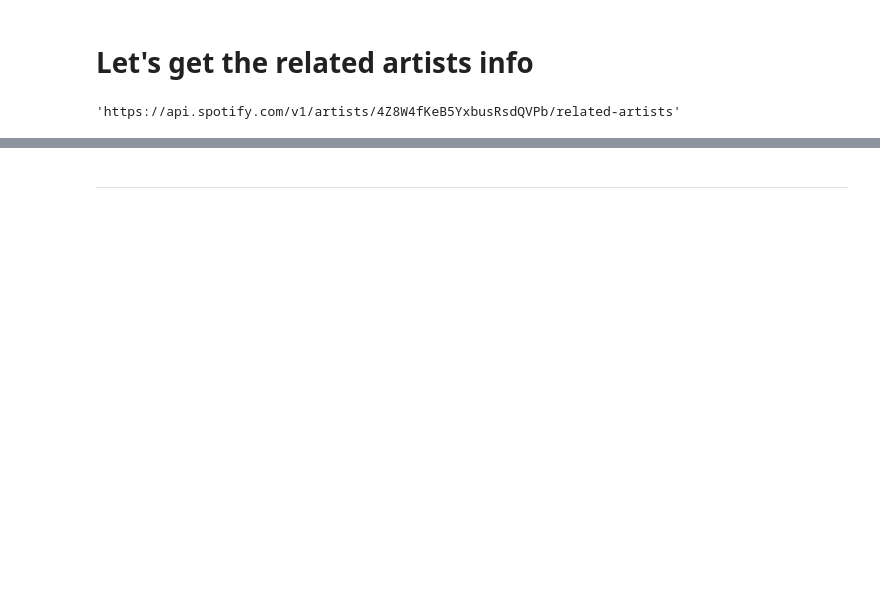
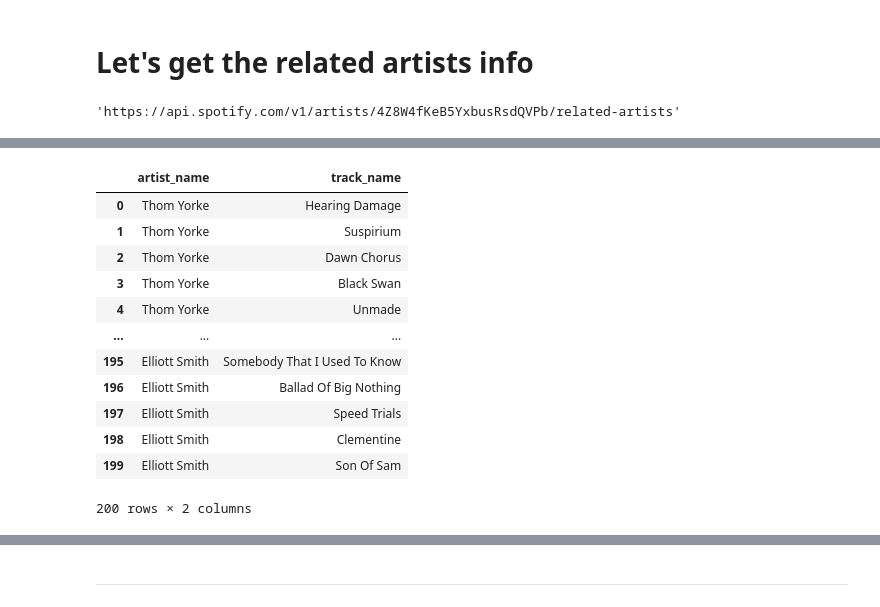
Before and after one commit to potacho/spotichallenge, a Jupyter notebook: notebooks/spotify_rest_api_challenge.ipynb, the cells around one changed output, grey strips where cells are left out. Cells and saved outputs as stored; diff of their text form; code cells hidden in the pictures; blank space fills up the shorter version.

```diff
--- a/notebooks/spotify_rest_api_challenge.ipynb
+++ b/notebooks/spotify_rest_api_challenge.ipynb
@@ -240,0 +272,8 @@ df_related_artists
+# %%
+my_list=list()# tengo una lista vacia
+for x in df_related_artists['related_id'].to_list():#por cada elemento en related_id lo conviertes a lista
+    method = "/top-tracks"
+    argument = "?market=ES" # aqui creamos el full_endpoint
+    full_endpoint = base_url + resource + x + method + argument # por cada artists_id una llamada a top-tracks
+    my_list.append(requests.get(full_endpoint, headers = header_info).json())#meto en la lista vacia
+    #los top-tracks de cada artista relacionado
@@ -241,3 +284,26 @@ df_related_artists
+# %%
+my_list_2 = list()#creo una lista 2
+for x in range(len(my_list)): # por cada elemento del rango de la longitud de my_list esto recorre cada artista
+    for y in range(len(my_list[x]['tracks'])):#este recorre cada track de cada artista
+        my_list_2.append([my_list[x]['tracks'][y]['artists'][0]['name'], my_list[x]['tracks'][y]['name']])
+        #En mi lista_2 metemos el nombre del artista y cada cancion
+        #tenemos 20 artistas y 10 canciones por cada artista
+my_list_2
+pd.DataFrame(my_list_2, columns=['artist_name','track_name'])#convertimos la lista a un DataFrame de 2 columnas artista y tracks
+# %% [output]
+|  | artist_name | track_name |
+| 0 | Thom Yorke | Hearing Damage |
+| 1 | Thom Yorke | Suspirium |
+| 2 | Thom Yorke | Dawn Chorus |
+| 3 | Thom Yorke | Black Swan |
+| 4 | Thom Yorke | Unmade |
+| ... | ... | ... |
+| 195 | Elliott Smith | Somebody That I Used To Know |
+| 196 | Elliott Smith | Ballad Of Big Nothing |
+| 197 | Elliott Smith | Speed Trials |
+| 198 | Elliott Smith | Clementine |
+| 199 | Elliott Smith | Son Of Sam |
+200 rows × 2 columns
 # %% [markdown]
 ---
 
```
Also changed, not shown: parts of 18 cells of this notebook.
